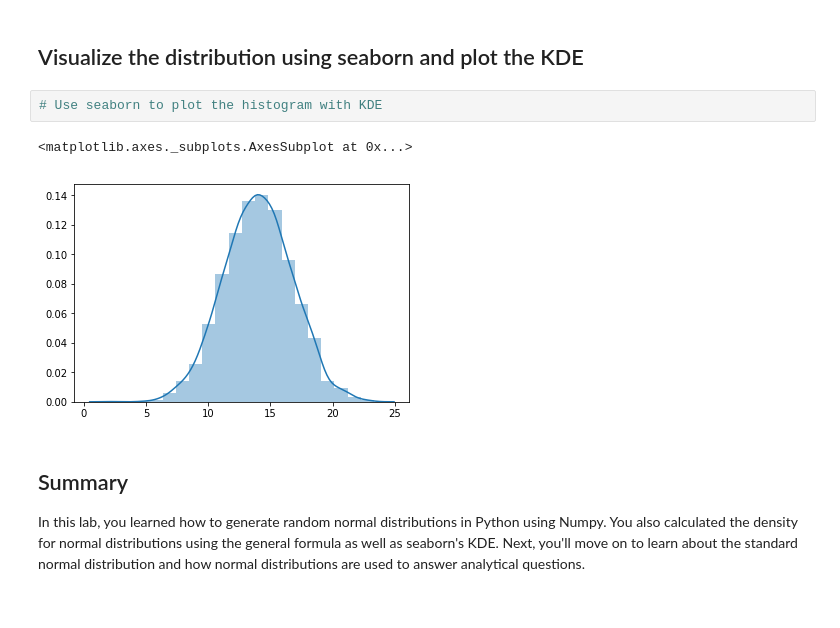
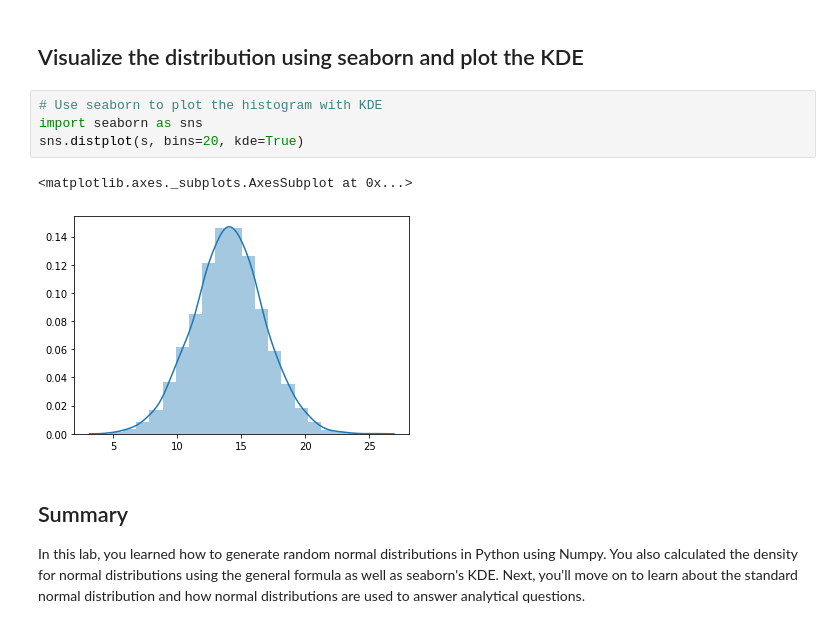
Before and after one commit to jbuenaseda/dsc-normal-distribution-lab-nyc-ds-033020, a Jupyter notebook: index.ipynb, the cells around one changed output. Drawn from its saved outputs; the diff is of its cells as text.

```diff
--- a/index.ipynb
+++ b/index.ipynb
@@ -63,9 +63,11 @@ The 'normed' kwarg was deprecated in Matplotlib 2.1 and will be removed in 3.1.
 ## Visualize the distribution using seaborn and plot the KDE
 # %%
 # Use seaborn to plot the histogram with KDE
+import seaborn as sns
+sns.distplot(s, bins=20, kde=True)
 # %% [output]
 <matplotlib.axes._subplots.AxesSubplot at 0x...>
-[figure, old version]
+[figure, new version]
 # %% [markdown]
 ## Summary
 
```
